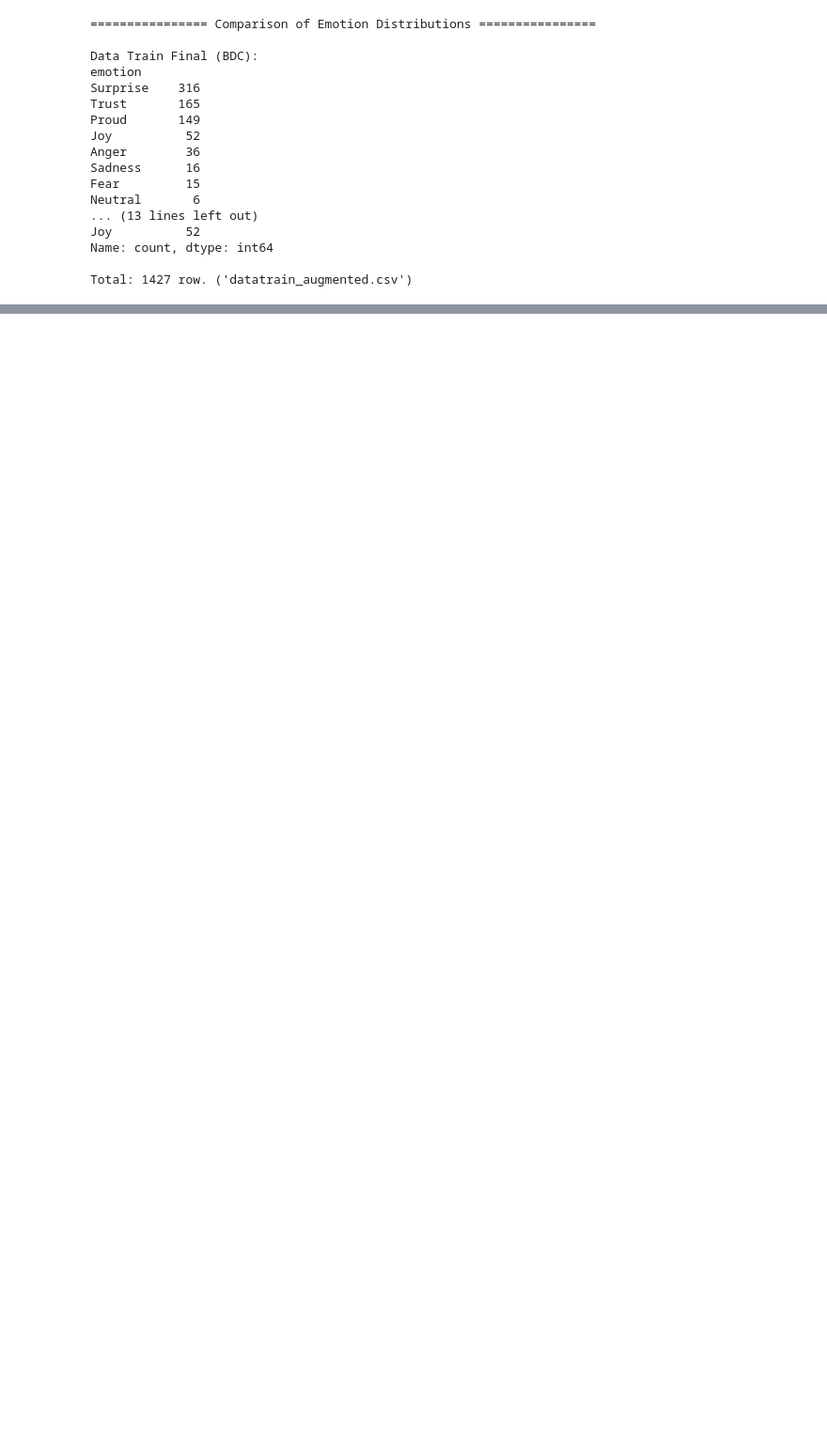
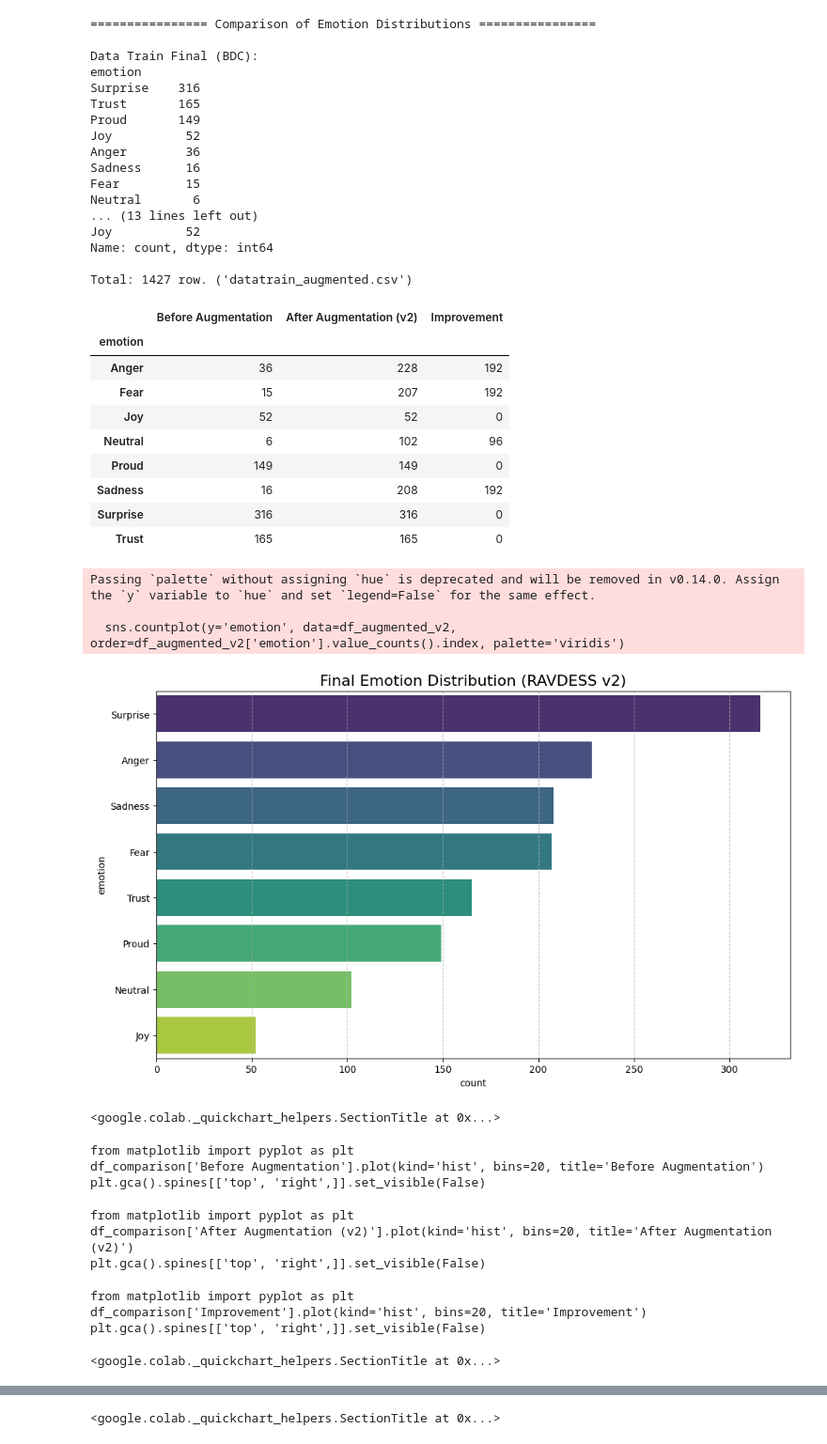
Before and after one commit to Frynnn-69/mini-research-bdc2025, a Jupyter notebook: src/02_data_processing/02_data_pipeline.ipynb, the cells around one changed output, grey strips where cells are left out. Shown at 94% size. Saved outputs shown, nothing was run; the diff lists cells and outputs as text; code cells hidden in the pictures; blank space fills up the shorter version.

Commit message:
RAVDESS v2

```diff
--- a/src/02_data_processing/02_data_pipeline.ipynb
+++ b/src/02_data_processing/02_data_pipeline.ipynb
@@ -256,3 +274,57 @@ Joy          52
 Name: count, dtype: int64
 
 Total: 1427 row. ('datatrain_augmented.csv')
+# %%
+import pandas as pd
+import os
+import matplotlib.pyplot as plt
+import seaborn as sns
+from IPython.display import display, Audio
+import random
+
+audio_train_path = '/content/drive/My Drive/BDC_DATASET/audio/train'
+df['audio_path'] = df['id'].apply(lambda x: os.path.join(audio_train_path, f'audio_{x}.wav'))
+df_original_subset = df[['emotion', 'audio_path']].copy()
+
+df_augmented_v2 = pd.concat([df_original_subset, df_ravdess_filtered], ignore_index=True)
+
+augmented_csv_path_v2 = "datatrain_augmented_v2.csv"
+df_augmented_v2.to_csv(augmented_csv_path_v2, index=False)
+# %%
+dist_before = df_original_subset['emotion'].value_counts()
+dist_after = df_augmented_v2['emotion'].value_counts()
+df_comparison = pd.DataFrame({'Before Augmentation': dist_before, 'After Augmentation (v2)': dist_after}).fillna(0).astype(int)
+df_comparison['Improvement'] = df_comparison['After Augmentation (v2)'] - df_comparison['Before Augmentation']
+display(df_comparison)
+
+plt.figure(figsize=(12, 7))
+sns.countplot(y='emotion', data=df_augmented_v2, order=df_augmented_v2['emotion'].value_counts().index, palette='viridis')
+plt.title('Final Emotion Distribution (RAVDESS v2)', fontsize=16)
+plt.grid(axis='x', linestyle='--', alpha=0.7)
+plt.show()
+# %% [output]
+|  | Before Augmentation | After Augmentation (v2) | Improvement |
+| emotion |  |  |  |
+| Anger | 36 | 228 | 192 |
+| Fear | 15 | 207 | 192 |
+| Joy | 52 | 52 | 0 |
+| Neutral | 6 | 102 | 96 |
+| Proud | 149 | 149 | 0 |
+| Sadness | 16 | 208 | 192 |
+| Surprise | 316 | 316 | 0 |
+| Trust | 165 | 165 | 0 |
+Passing `palette` without assigning `hue` is deprecated and will be removed in v0.14.0. Assign the `y` variable to `hue` and set `legend=False` for the same effect.
+
+  sns.countplot(y='emotion', data=df_augmented_v2, order=df_augmented_v2['emotion'].value_counts().index, palette='viridis')
+[figure, added]
+<google.colab._quickchart_helpers.SectionTitle at 0x...>
+from matplotlib import pyplot as plt
+df_comparison['Before Augmentation'].plot(kind='hist', bins=20, title='Before Augmentation')
+plt.gca().spines[['top', 'right',]].set_visible(False)
+from matplotlib import pyplot as plt
+df_comparison['After Augmentation (v2)'].plot(kind='hist', bins=20, title='After Augmentation (v2)')
+plt.gca().spines[['top', 'right',]].set_visible(False)
+from matplotlib import pyplot as plt
+df_comparison['Improvement'].plot(kind='hist', bins=20, title='Improvement')
+plt.gca().spines[['top', 'right',]].set_visible(False)
+<google.colab._quickchart_helpers.SectionTitle at 0x...>
@@ -258,0 +337 @@ Total: 1427 row. ('datatrain_augmented.csv')
+<google.colab._quickchart_helpers.SectionTitle at 0x...>
```
Also changed, not shown: parts of 7 cells of this notebook.
